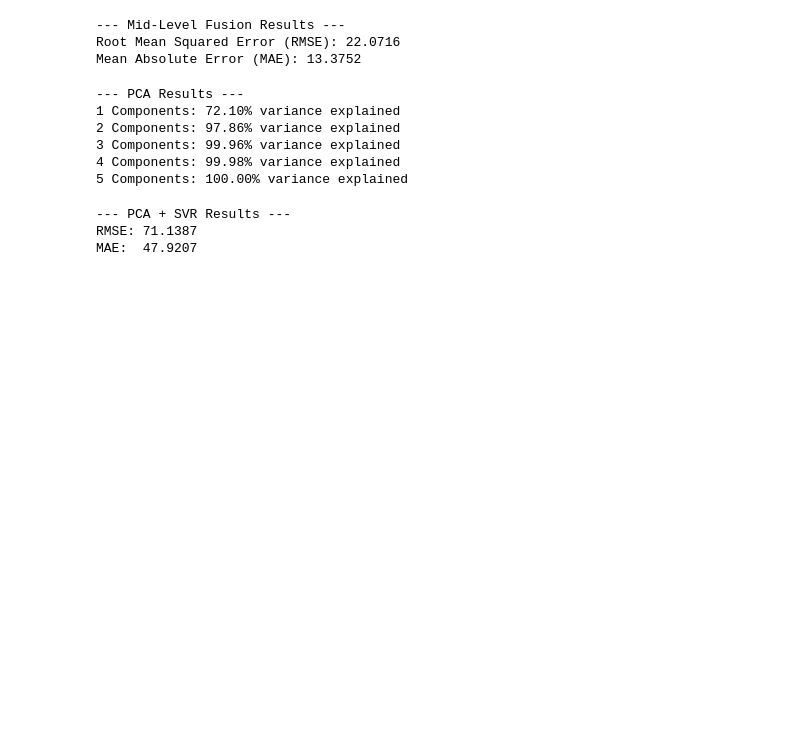
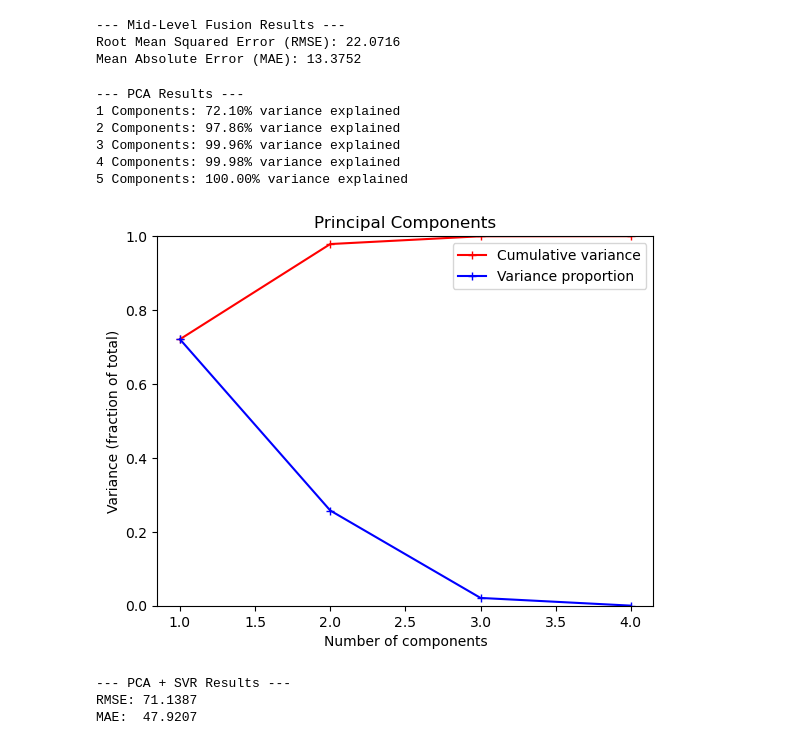
Before and after one commit to AlbinoLoaf/Datafusion, a Jupyter notebook: notebook.ipynb, the cells around one changed output. Drawn from its saved outputs; the diff is of its cells as text; code cells hidden in the pictures; blank space fills up the shorter version.

Commit message:
pca plot + linreg fit

```diff
--- a/notebook.ipynb
+++ b/notebook.ipynb
@@ -376,6 +376,10 @@ for idx, r in enumerate(cum_ratio):
 3 Components: 99.96% variance explained
 4 Components: 99.98% variance explained
 5 Components: 100.00% variance explained
+# %%
+variance_proportion_plot(ipca.explained_variance_)
+# %% [output]
+[figure, added]
 # %%
 
 pca_rows = []
```
Also changed, not shown: parts of 3 cells of this notebook, 1 other file.
